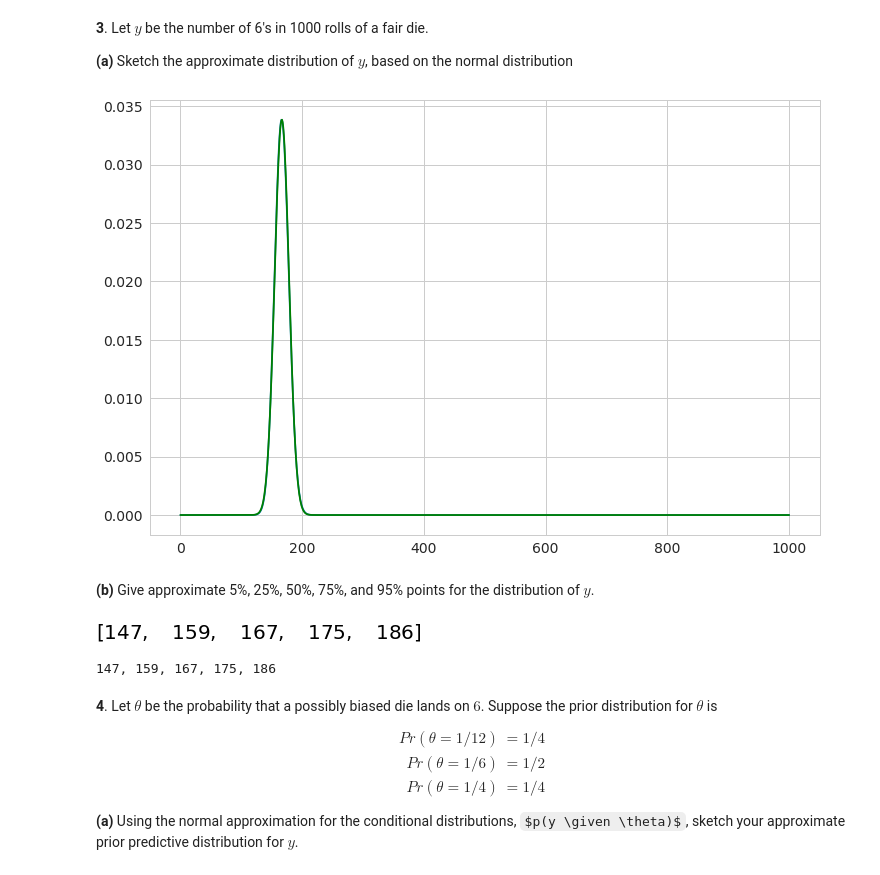
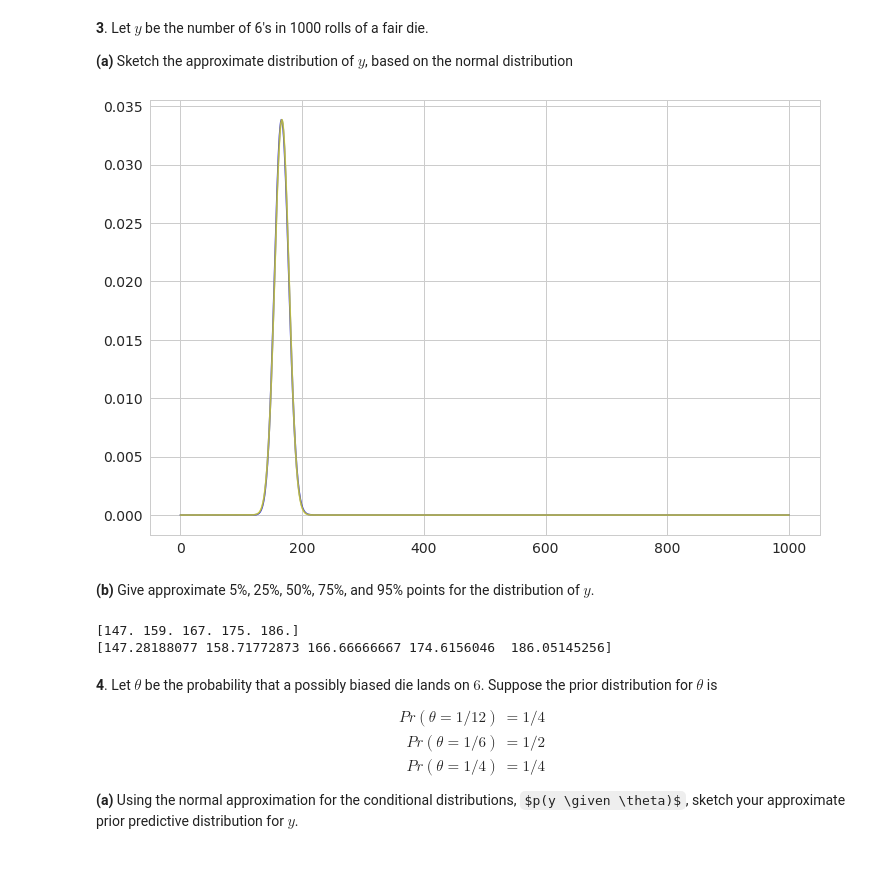
Before and after one commit to jbandlow/notebooks, a Jupyter notebook: BDA Exercises - Chapter 2.ipynb, the cells around one changed output. Saved outputs shown, nothing was run; the diff lists cells and outputs as text; code cells hidden in the pictures; some formulas as TeX source.

```diff
--- a/BDA Exercises - Chapter 2.ipynb
+++ b/BDA Exercises - Chapter 2.ipynb
@@ -125,33 +122,31 @@ answer, N(answer)
 
 **(a)** Sketch the approximate distribution of $y$, based on the normal distribution
 # %%
-# Plot of exact distribution
-from scipy.special import binom
 p = 1/6
 n = 1000
 x = range(n + 1)
-y_exact = [binom(n, k) * p**k * (1-p) ** (n-k) for k in x]
-plt.plot(x, y_exact);
+
+# Plot of exact distribution
+y_exact = stats.binom.pmf(x, n, p)
+plt.plot(x, y_exact, color='blue');
 
 # Plot of normal approximation
 y_approx = stats.norm.pdf(x, n * p, np.sqrt(n * p * (1 - p)))
-plt.plot(x, y_approx, color='green');
+plt.plot(x, y_approx, color='yellow', alpha=0.7);
 # %% [output]
-[figure, old version]
+[figure, new version]
 # %% [markdown]
 **(b)** Give approximate 5%, 25%, 50%, 75%, and 95% points for the distribution of $y$.
-# %%
-# Exact values
-quantiles = (0.05, 0.25, 0.5, 0.75, 0.95)
-[min(idx for (idx, val) in enumerate(np.cumsum(y_exact)) if val >= q) for q in quantiles]
-# %% [output]
-[figure, removed]
-# %%
-# Approximate values
-answer = [stats.norm.ppf(q, loc=n*p, scale=np.sqrt(n*p*(1-p))) for q in quantiles]
-print(', '.join(f'{_:.0f}' for _ in answer))
-# %% [output]
-147, 159, 167, 175, 186
+# %%
+# Exact values
+quantiles = (0.05, 0.25, 0.5, 0.75, 0.95)
+print(stats.binom.ppf(quantiles, n, p))
+
+# Approximate values
+print(stats.norm.ppf(quantiles, n*p, np.sqrt(n*p*(1-p))))
+# %% [output]
+[147. 159. 167. 175. 186.]
+[147.28188077 158.71772873 166.66666667 174.6156046  186.05145256]
 # %% [markdown]
 **4**. Let $\theta$ be the probability that a possibly biased die lands on $6$. Suppose the prior distribution for $\theta$ is $$
 \begin{align}
```
Also changed, not shown: parts of 30 cells of this notebook, 3 other files.
